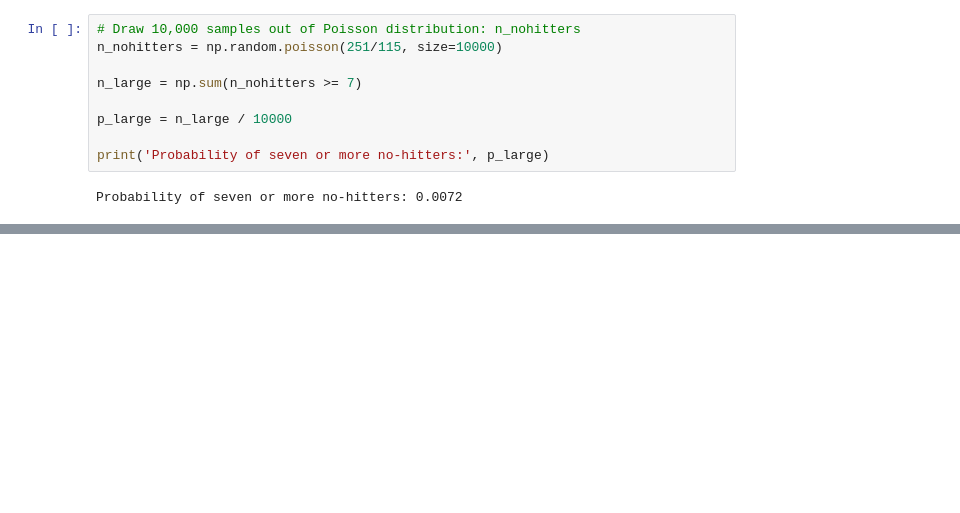
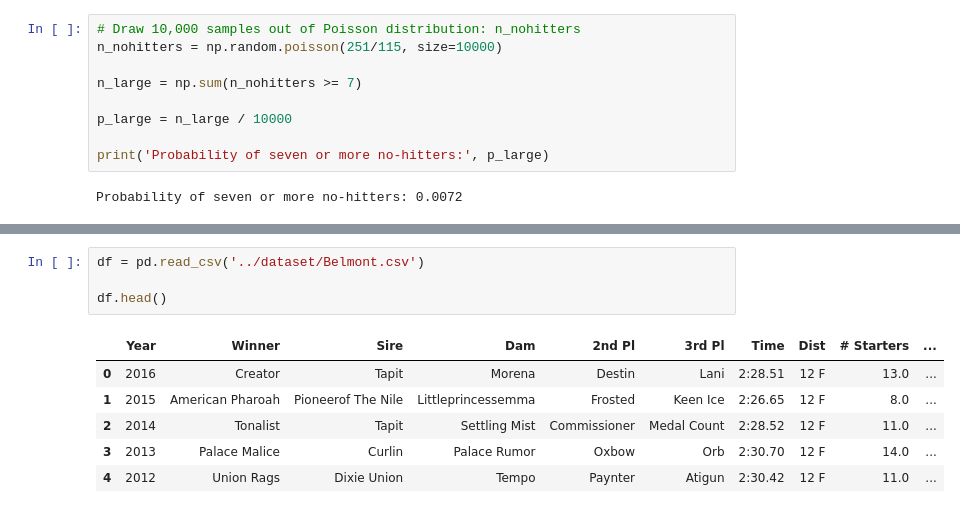
Before and after one commit to pdfarhad/python-for-datascience, a Jupyter notebook: Inferential Statistics.ipynb, the cells around one changed output, grey strips where cells are left out. Drawn from its saved outputs; the diff is of its cells as text; blank space fills up the shorter version.

```diff
--- a/Inferential Statistics.ipynb
+++ b/Inferential Statistics.ipynb
@@ -160,0 +222,11 @@ Probability of seven or more no-hitters: 0.0072
+# %%
+df = pd.read_csv('../dataset/Belmont.csv')
+
+df.head()
+# %% [output]
+|  | Year | Winner | Sire | Dam | 2nd Pl | 3rd Pl | Time | Dist | # Starters | ... |
+| 0 | 2016 | Creator | Tapit | Morena | Destin | Lani | 2:28.51 | 12 F | 13.0 | ... |
+| 1 | 2015 | American Pharoah | Pioneerof The Nile | Littleprincessemma | Frosted | Keen Ice | 2:26.65 | 12 F | 8.0 | ... |
+| 2 | 2014 | Tonalist | Tapit | Settling Mist | Commissioner | Medal Count | 2:28.52 | 12 F | 11.0 | ... |
+| 3 | 2013 | Palace Malice | Curlin | Palace Rumor | Oxbow | Orb | 2:30.70 | 12 F | 14.0 | ... |
+| 4 | 2012 | Union Rags | Dixie Union | Tempo | Paynter | Atigun | 2:30.42 | 12 F | 11.0 | ... |
```
Also changed, not shown: parts of 19 cells of this notebook.
